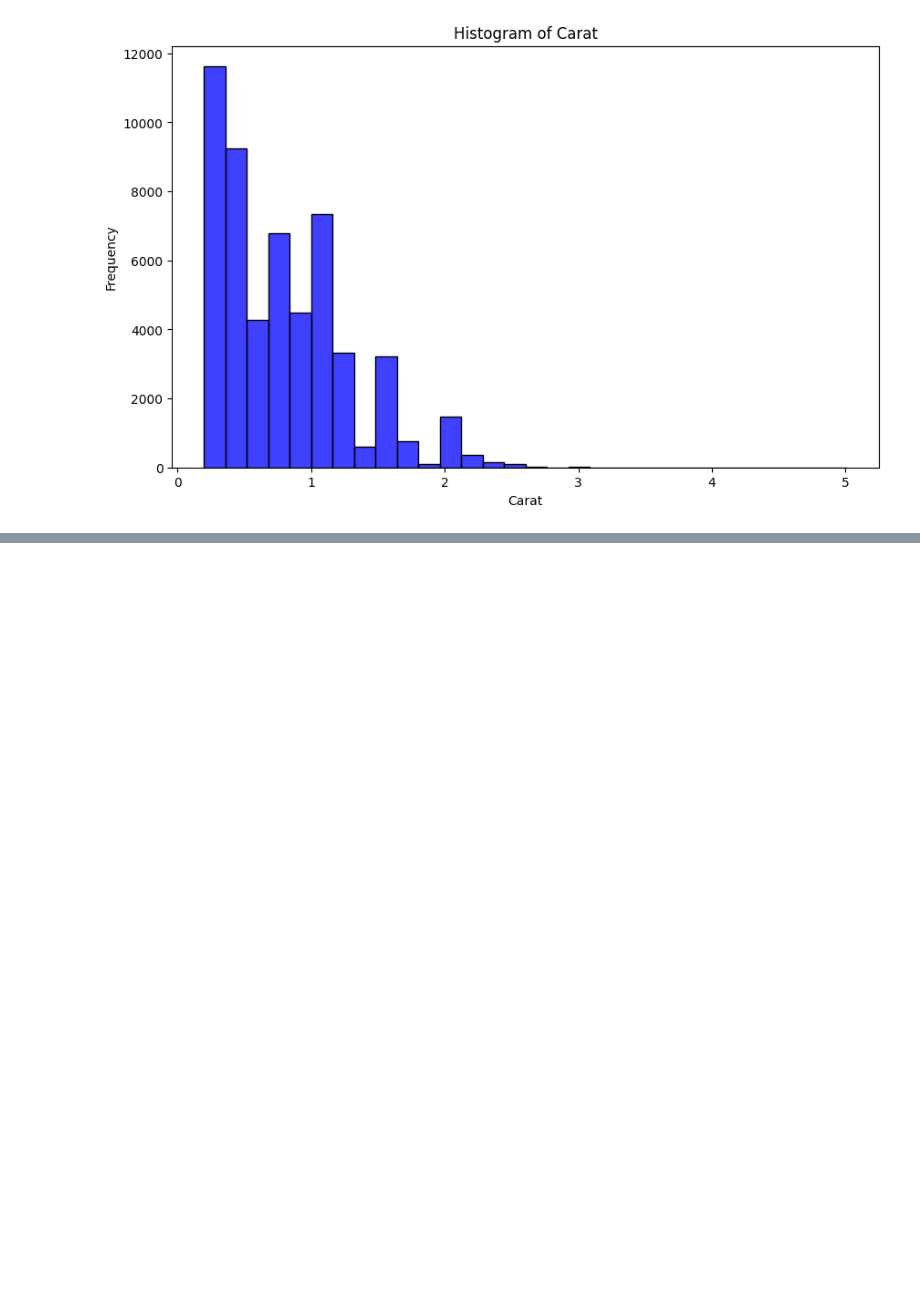
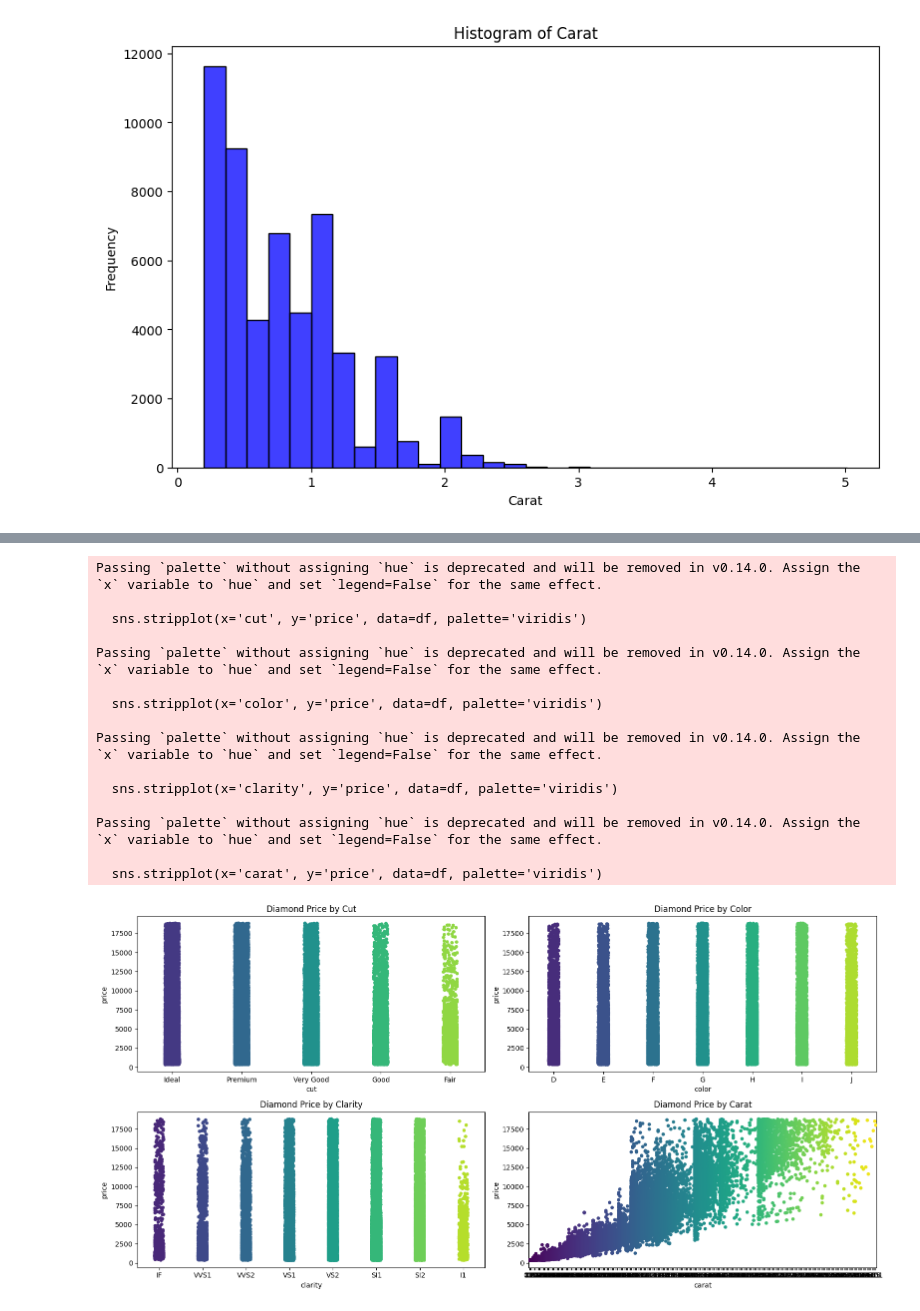
Before and after one commit to S572396/datafun-06-eda, a Jupyter notebook: sandraruiz_eda.ipynb/Untitled.ipynb, the cells around one changed output, grey strips where cells are left out. Drawn from its saved outputs; the diff is of its cells as text; code cells hidden in the pictures; blank space fills up the shorter version.

```diff
--- a/sandraruiz_eda.ipynb/Untitled.ipynb
+++ b/sandraruiz_eda.ipynb/Untitled.ipynb
@@ -124,0 +216,46 @@ plt.show()
+# %%
+import seaborn as sns
+import matplotlib.pyplot as plt
+
+# Load the diamonds dataset into a pandas DataFrame
+df = sns.load_dataset('diamonds')
+
+# Create a strip plot for cut, color, clarity, and carat
+plt.figure(figsize=(16, 8))
+
+plt.subplot(2, 2, 1)
+sns.stripplot(x='cut', y='price', data=df, palette='viridis')
+plt.title('Diamond Price by Cut')
+
+plt.subplot(2, 2, 2)
+sns.stripplot(x='color', y='price', data=df, palette='viridis')
+plt.title('Diamond Price by Color')
+
+plt.subplot(2, 2, 3)
+sns.stripplot(x='clarity', y='price', data=df, palette='viridis')
+plt.title('Diamond Price by Clarity')
+
+plt.subplot(2, 2, 4)
+sns.stripplot(x='carat', y='price', data=df, palette='viridis')
+plt.title('Diamond Price by Carat')
+
+# Adjust layout and display the plot
+plt.tight_layout()
+plt.show()
+# %% [output]
+Passing `palette` without assigning `hue` is deprecated and will be removed in v0.14.0. Assign the `x` variable to `hue` and set `legend=False` for the same effect.
+
+  sns.stripplot(x='cut', y='price', data=df, palette='viridis')
+
+Passing `palette` without assigning `hue` is deprecated and will be removed in v0.14.0. Assign the `x` variable to `hue` and set `legend=False` for the same effect.
+
+  sns.stripplot(x='color', y='price', data=df, palette='viridis')
+
+Passing `palette` without assigning `hue` is deprecated and will be removed in v0.14.0. Assign the `x` variable to `hue` and set `legend=False` for the same effect.
+
+  sns.stripplot(x='clarity', y='price', data=df, palette='viridis')
+
+Passing `palette` without assigning `hue` is deprecated and will be removed in v0.14.0. Assign the `x` variable to `hue` and set `legend=False` for the same effect.
+
+  sns.stripplot(x='carat', y='price', data=df, palette='viridis')
+[figure, added]
```
Also changed, not shown: parts of 17 cells of this notebook, 3 other files.
